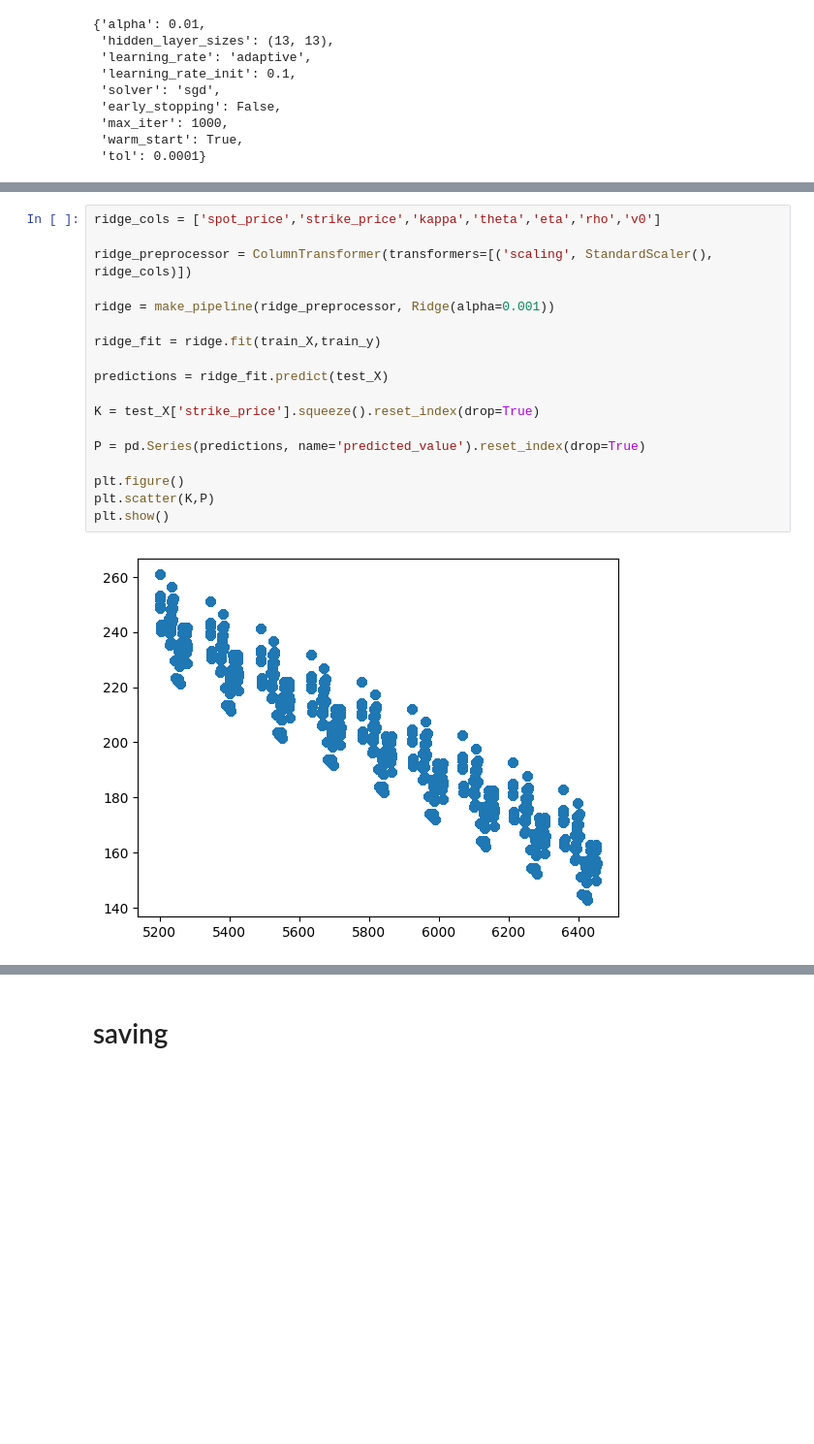
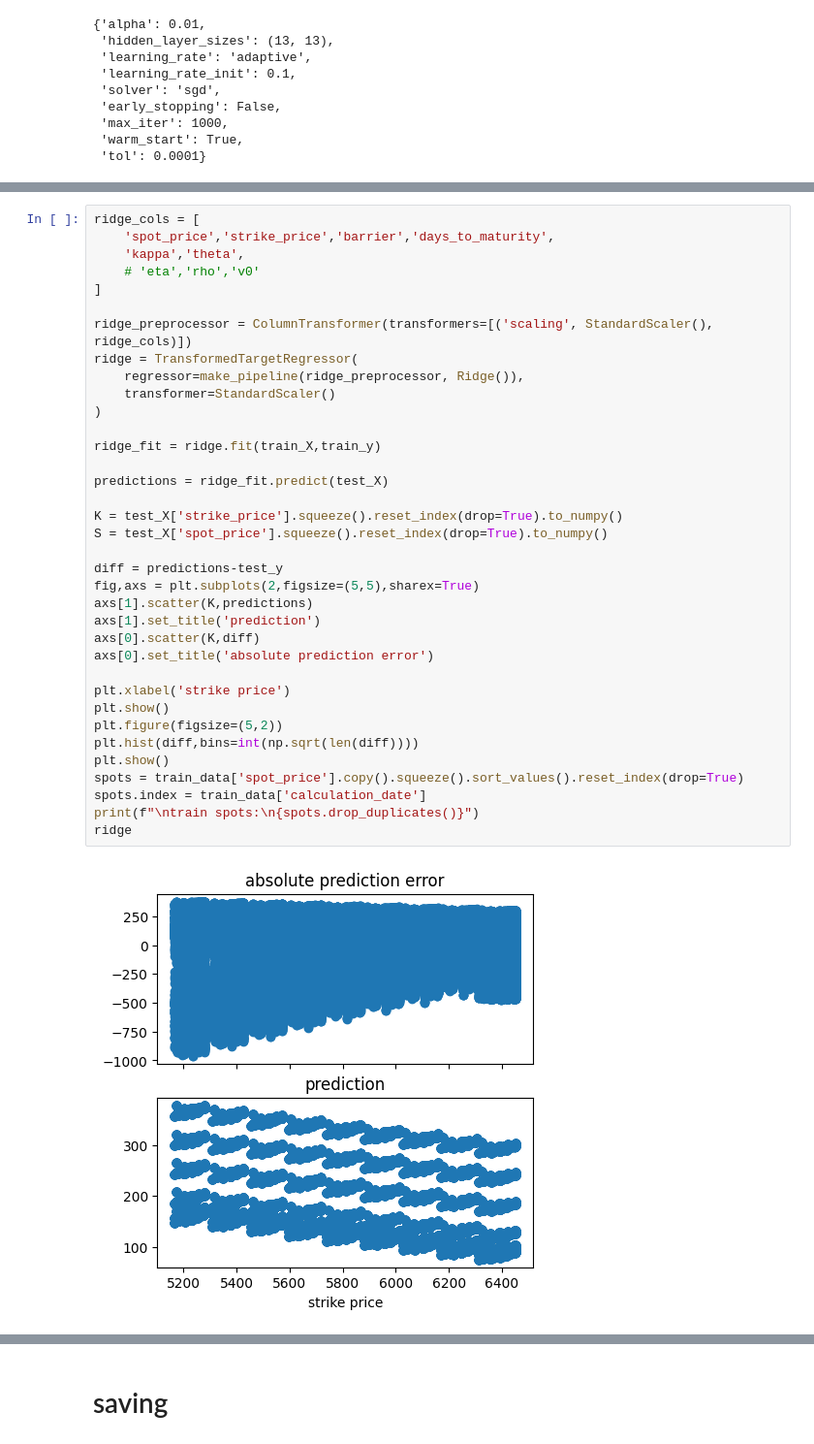
Before and after one commit to boomelage/machine-learning-option-pricing, a Jupyter notebook: train_routine.ipynb, the cells around one changed output, grey strips where cells are left out. Shown at 97% size. Drawn from its saved outputs; the diff is of its cells as text; blank space fills up the shorter version.

```diff
--- a/train_routine.ipynb
+++ b/train_routine.ipynb
@@ -131,20 +150,38 @@ mlp = make_pipeline(preprocessor, MLPRegressor(**trainer.dnn_params))
 # %%
-ridge_cols = ['spot_price','strike_price','kappa','theta','eta','rho','v0']
+ridge_cols = [
+    'spot_price','strike_price','barrier','days_to_maturity',
+    'kappa','theta',
+    # 'eta','rho','v0'
+]
 
 ridge_preprocessor = ColumnTransformer(transformers=[('scaling', StandardScaler(), ridge_cols)])
-
-ridge = make_pipeline(ridge_preprocessor, Ridge(alpha=0.001))
+ridge = TransformedTargetRegressor(
+    regressor=make_pipeline(ridge_preprocessor, Ridge()),
+    transformer=StandardScaler()
+)
 
 ridge_fit = ridge.fit(train_X,train_y)
 
 predictions = ridge_fit.predict(test_X)
 
-K = test_X['strike_price'].squeeze().reset_index(drop=True)
+K = test_X['strike_price'].squeeze().reset_index(drop=True).to_numpy()
+S = test_X['spot_price'].squeeze().reset_index(drop=True).to_numpy()
 
-P = pd.Series(predictions, name='predicted_value').reset_index(drop=True)
+diff = predictions-test_y
+fig,axs = plt.subplots(2,figsize=(5,5),sharex=True)
+axs[1].scatter(K,predictions)
+axs[1].set_title('prediction')
+axs[0].scatter(K,diff)
+axs[0].set_title('absolute prediction error')
 
-plt.figure()
-plt.scatter(K,P)
+plt.xlabel('strike price')
 plt.show()
+plt.figure(figsize=(5,2))
+plt.hist(diff,bins=int(np.sqrt(len(diff))))
+plt.show()
+spots = train_data['spot_price'].copy().squeeze().sort_values().reset_index(drop=True)
+spots.index = train_data['calculation_date']
+print(f"\ntrain spots:\n{spots.drop_duplicates()}")
+ridge
 # %% [output]
-[figure, old version]
+[figure, new version]
```
Also changed, not shown: parts of 9 cells of this notebook.
